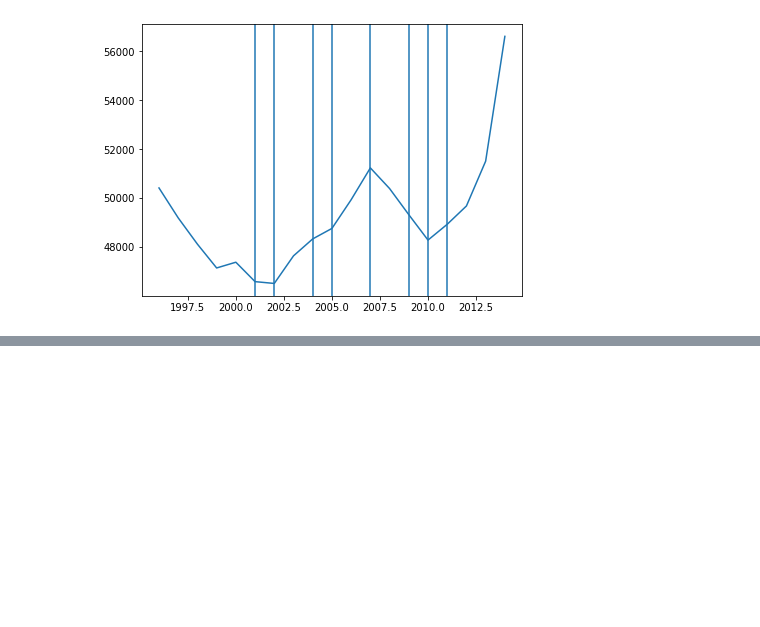
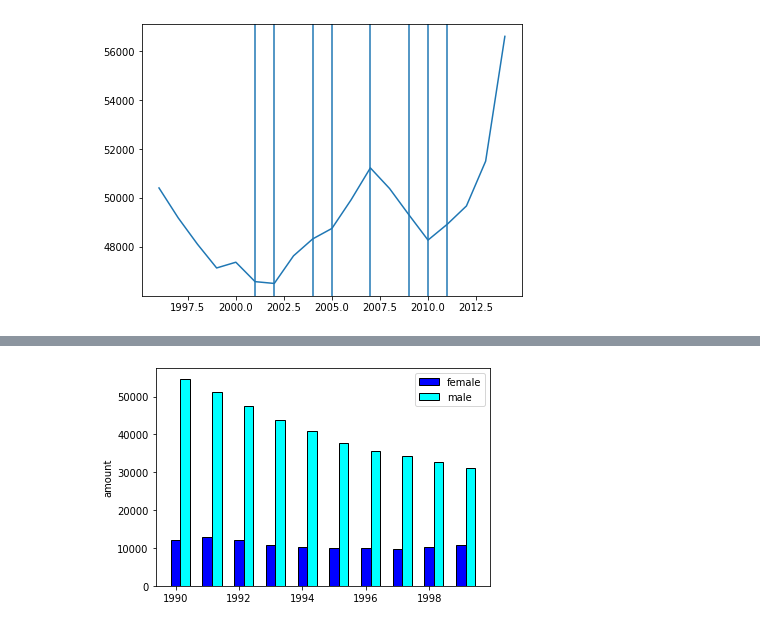
Before and after one commit to LilyThomas/DataMining, a Jupyter notebook: Untitled.ipynb, the cells around one changed output, grey strips where cells are left out. Cells and saved outputs as stored; diff of their text form; code cells hidden in the pictures; blank space fills up the shorter version.

```diff
--- a/Untitled.ipynb
+++ b/Untitled.ipynb
@@ -275,3 +276,8 @@ for year in movie_released:
 |   12445|Harry Potter and ...|               en|Family, Fantasy, ...|    2011|Harry Potter Coll...| 24.990737|
 +--------+--------------------+-----------------+--------------------+--------+--------------------+----------+
 [figure]
+# %%
+from ipywidgets import interact, interactive, fixed, interact_manual
+import ipywidgets as widgets
+inputMovie = widgets.Text()
+inputMovie
@@ -277,0 +413,47 @@ for year in movie_released:
+# %%
+movie_list_female = movie_credits.filter(movie_credits.gender.contains("F"))
+movie_list_male = movie_credits.filter(movie_credits.gender.contains("M"))
+# movie_list_female.show()
+
+movie_characters_female = [row.character for row in movie_list_female.select('character').collect()]
+movie_characters_male = [row.character for row in movie_list_male.select('character').collect()]
+movie_babynames_table_female = babynames_national.where(F.col("Name").isin(movie_characters_female)).where(F.col('Year').isin(years))
+movie_babynames_table_male = babynames_national.where(F.col("Name").isin(movie_characters_male)).where(F.col('Year').isin(years))
+movie_babynames_table_female = movie_babynames_table_female.groupBy('Year', 'Year').agg(F.sum('Count').alias('Count')).orderBy('Year')
+movie_babynames_table_male = movie_babynames_table_male.groupBy('Year', 'Year').agg(F.sum('Count').alias('Count')).orderBy('Year')
+
+babynames_female_count = [int(row.Count) for row in movie_babynames_table_female.select('Count').collect()]
+babynames_male_count = [int(row.Count) for row in movie_babynames_table_male.select('Count').collect()]
+years_female = [int(row.Year) for row in movie_babynames_table_female.select('Year').collect()]
+years_male = [int(row.Year) for row in movie_babynames_table_male.select('Year').collect()]
+
+# width of the bars
+barWidth = 0.3
+
+# Choose the height of the blue bars
+bars1 = babynames_female_count
+
+# Choose the height of the cyan bars
+bars2 = babynames_male_count
+
+
+
+# The x position of bars
+r1 = years_female
+r2 = [x + barWidth for x in r1]
+
+# Create blue bars
+plt.bar(r1, bars1, width = barWidth, color = 'blue', edgecolor = 'black', capsize=7, label='female')
+
+# Create cyan bars
+plt.bar(r2, bars2, width = barWidth, color = 'cyan', edgecolor = 'black',  capsize=7, label='male')
+
+# general layout
+plt.xticks()
+plt.ylabel('amount')
+plt.legend()
+
+# Show graphic
+plt.show()
+# %% [output]
+[figure, added]
```
Also changed, not shown: parts of 9 cells of this notebook, 1 other file.
